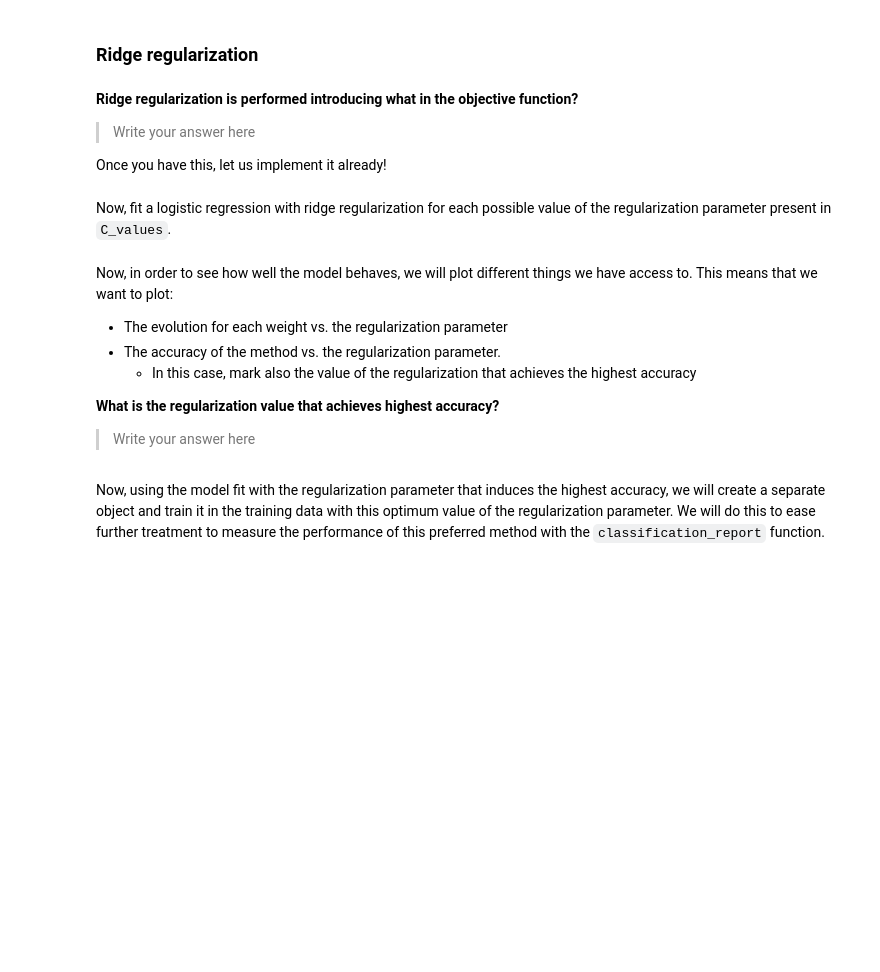
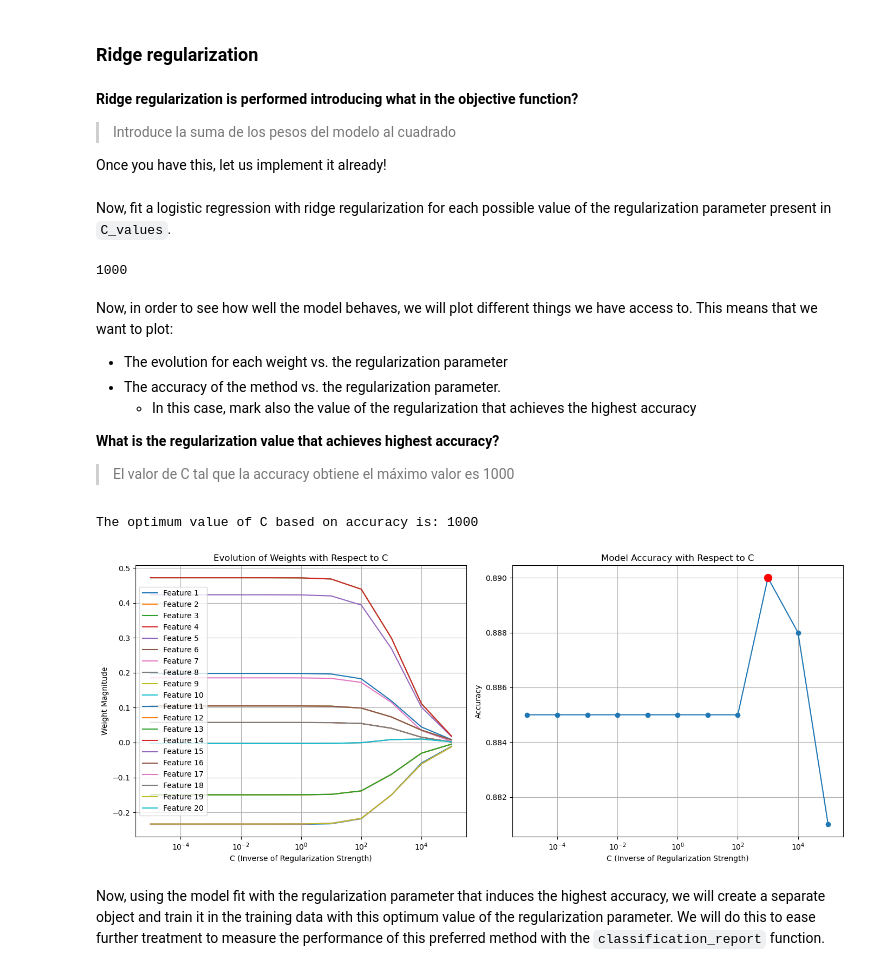
Before and after one commit to ICAI-IMAT-ML/p2-5-estherpz, a Jupyter notebook: notebook/Lab2_5_LogisticRegression_and_regularization.ipynb, the cells around one changed output. Saved outputs shown, nothing was run; the diff lists cells and outputs as text; code cells hidden in the pictures; blank space fills up the shorter version.

```diff
--- a/notebook/Lab2_5_LogisticRegression_and_regularization.ipynb
+++ b/notebook/Lab2_5_LogisticRegression_and_regularization.ipynb
@@ -224,7 +234,7 @@ _If you need to review the ideas behind regularization, now is the time. Make su
 # %% [markdown]
 **Ridge regularization is performed introducing what in the objective function?**
 
-> Write your answer here
+> Introduce la suma de los pesos del modelo al cuadrado
 
 Once you have this, let us implement it already!
 # %%
@@ -232,7 +242,7 @@ Once you have this, let us implement it already!
 # TODO: Create an array (C_values) that contains 11 values distributed in log-scale, covering from 10^(-5) to 10^5
 pow_min = -5
 pow_max = 5
-C_values = None  # Vector of \lambda (regularization parameters)
+C_values = [10**i for i in range(pow_min, pow_max + 1)]  # Vector of \lambda (regularization parameters)
 
 # Keep these two empty lists to contain the final weights for each regularization parameter
 weights_evolution = []    # To store the final weights for each C
@@ -242,13 +252,18 @@ Now, fit a logistic regression with ridge regularization for each possible value
 # %%
 for C in C_values:
     model = LogisticRegressor()  # Update to include necessary parameters
-    model.fit(None, None, learning_rate = None, num_iterations = None, penalty = 'ridge', C = C)
+    model.fit(X_train, y_train, learning_rate = learning_rate, num_iterations = num_iterations, penalty = 'ridge', C = C)
     weights_evolution.append(model.weights)
 
     # Predict and calculate accuracy in the test data
-    y_pred = model.predict(None)
-    accuracy = accuracy_score(None, None)
+    y_pred = model.predict(X_test)
+    accuracy = accuracy_score(y_test, y_pred)
     accuracies.append(accuracy)
+# %%
+best_C = C_values[np.argmax(accuracies)]
+best_C
+# %% [output]
+1000
 # %% [markdown]
 Now, in order to see how well the model behaves, we will plot different things we have access to. This means that we want to plot:
 * The evolution for each weight vs. the regularization parameter
@@ -256,7 +271,7 @@ Now, in order to see how well the model behaves, we will plot different things w
     - In this case, mark also the value of the regularization that achieves the highest accuracy
 
 **What is the regularization value that achieves highest accuracy?**
-> Write your answer here
+> El valor de C tal que la accuracy obtiene el máximo valor es 1000
 # %%
 # Plotting the evolution of weights
 plt.figure(figsize=(14, 6))
@@ -266,36 +281,39 @@ plt.subplot(1, 2, 1)
 for feature_index in range(len(weights_evolution[0])):
     weight_trajectory = [weights[feature_index] for weights in weights_evolution]
     plt.plot(C_values, weight_trajectory, label=f'Feature {feature_index + 1}')
 plt.xscale('log')
 plt.xlabel('C (Inverse of Regularization Strength)')
 plt.ylabel('Weight Magnitude')
 plt.title('Evolution of Weights with Respect to C')
 plt.legend(loc='best')
 plt.grid(True)
 
 # TODO: Find the maximum accuracy
-max_accuracy = None
+max_accuracy = max(accuracies)
 
 # TODO: Filter the C values that correspond to the maximum accuracy
-optimum_C_values = None
+optimum_C_values = [C_values[i] for i in range(len(C_values)) if accuracies[i] == max_accuracy]
 
 # Select the maximum C from those that yield the highest accuracy
-optimum_C = None
+optimum_C = max(optimum_C_values)
 
 print(f"The optimum value of C based on accuracy is: {optimum_C}")
 
 # Plotting accuracy as a function of C
 plt.subplot(1, 2, 2)
 plt.plot(C_values, accuracies, marker='o', linestyle='-')
 plt.plot(optimum_C, max_accuracy, 'ro', markersize=10, label='Optimum C')
 plt.xscale('log')
 plt.xlabel('C (Inverse of Regularization Strength)')
 plt.ylabel('Accuracy')
 plt.title('Model Accuracy with Respect to C')
 plt.grid(True)
 
 plt.tight_layout()
 plt.show()
+# %% [output]
+The optimum value of C based on accuracy is: 1000
+[figure, added]
 # %% [markdown]
 Now, using the model fit with the regularization parameter that induces the highest accuracy, we will create a separate object and train it in the training data with this optimum value of the regularization parameter. We will do this to ease further treatment to measure the performance of this preferred method with the `classification_report` function.
 # %%
```
Also changed, not shown: parts of 37 cells of this notebook.
